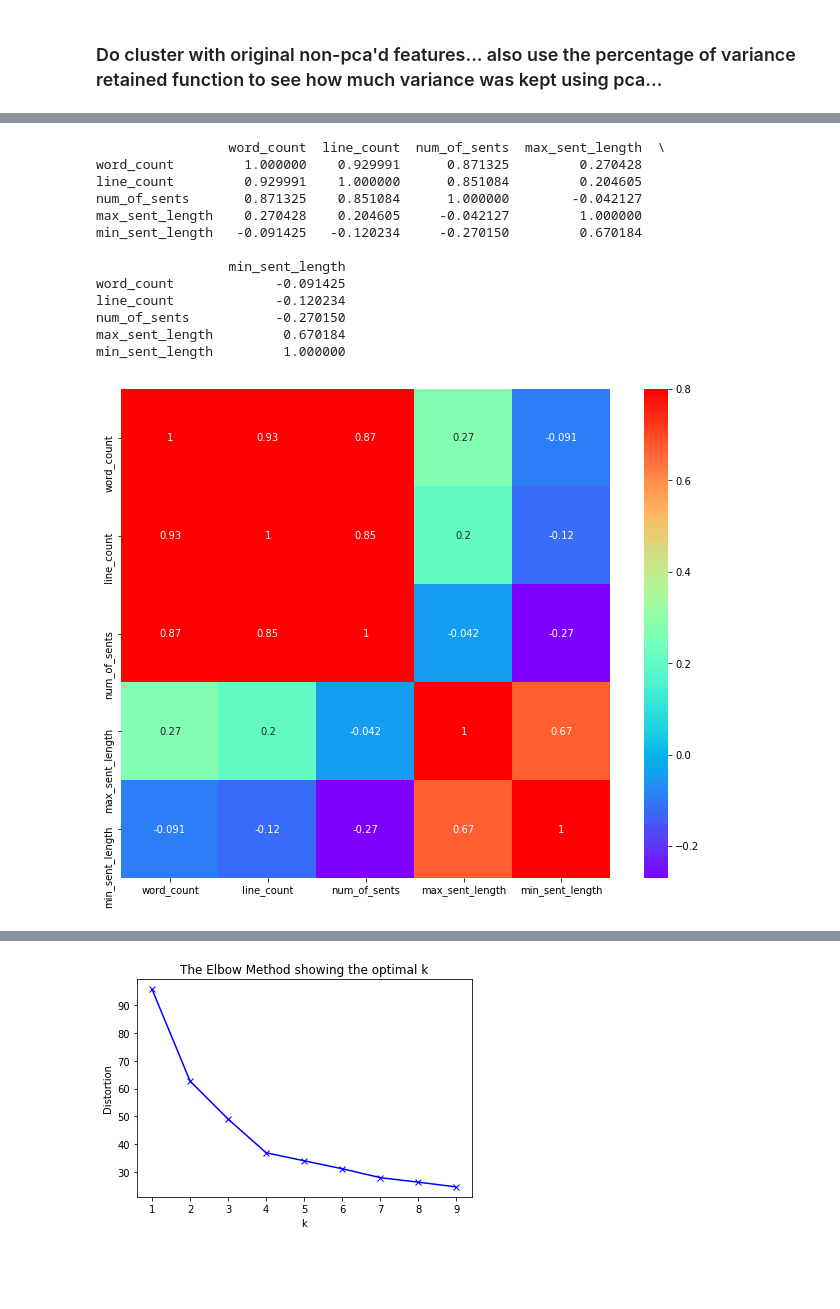
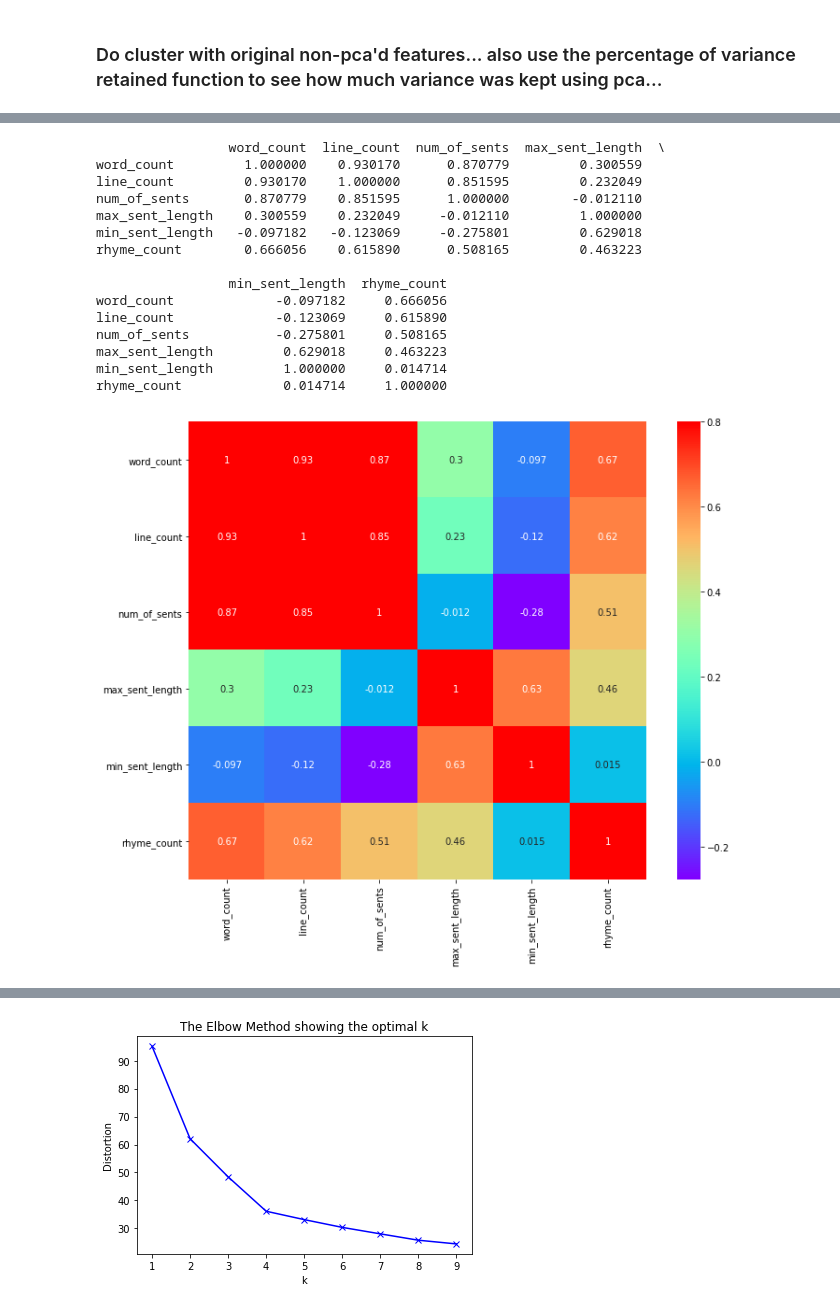
Before and after one commit to VincentG123/Poems, a Jupyter notebook: NLP_Capstone_Draft.ipynb, the cells around one changed output, grey strips where cells are left out. Cells and saved outputs as stored; diff of their text form; code cells hidden in the pictures; blank space fills up the shorter version.

```diff
--- a/NLP_Capstone_Draft.ipynb
+++ b/NLP_Capstone_Draft.ipynb
@@ -32,0 +87,3 @@ def remove_puncuation(x):
+# %%
+no_return_NLP = nlp(no_return)
+no_return_NLP
@@ -32,0 +92,2 @@ def remove_puncuation(x):
+# %%
+no_punct = remove_puncuation(no_return)
@@ -32,0 +141,3 @@ def remove_puncuation(x):
+# %%
+sentences = [[sent] for sent in no_return_NLP.sents]
+sentences
@@ -47,15 +162,27 @@ num_of_sents = []
 processed_poems = []
 max_sent_length = []
 min_sent_length = []
+no_punct_poems = []
+processed_no_punct = []
+num_of_rhymes = []
 for text in file_names:
+    # open the text, take out returns
     opened = open(text, 'r').read()
     poem = opened.replace("\n"," ")
-    poem = poem.replace('-', '')
     poems.append(poem)
 
-    wordcount = Counter(poem.split())
+    no_punct = remove_puncuation(poem)
+    no_punct_poems.append(no_punct)
+
+    rhyme_count = rhymes(no_punct)
+    num_of_rhymes.append(rhyme_count)
+
+    wordcount = Counter(no_punct.split())
     wordcount = sum(wordcount.values())
     word_count.append(wordcount)
+
+    no_punct = nlp(no_punct)
+    processed_no_punct.append(no_punct)
 
     num_lines = sum(1 for line in open(text))
     line_count.append(num_lines)
@@ -80,6 +207,9 @@ poems_df['num_of_sents'] = num_of_sents
 poems_df['processed_poems'] = processed_poems
 poems_df['max_sent_length'] = max_sent_length
 poems_df['min_sent_length'] = min_sent_length
+poems_df['no_punct_cap_poems'] = no_punct_poems
+poems_df['processed_no_punct'] = processed_no_punct
+poems_df['rhyme_count'] = num_of_rhymes
 
 poems_df.head()
 # %% [output]
@@ -131,32 +266,35 @@ Index(['poem', 'poem_titles', 'authors', 'word_count', 'line_count',
       dtype='object')
 # %%
-X = poems_df.drop(['poem_titles', 'authors','poem','processed_poems'], axis = 1)
+X = poems_df.drop(['poem_titles', 'authors','poem','processed_poems',
+       'no_punct_cap_poems', 'processed_no_punct'], axis = 1)
 
 # Make the correlation matrix.
 corrmat = X.corr()
 print(corrmat)
 
 # Set up the matplotlib figure.
 f, ax = plt.subplots(figsize=(12, 9))
 
 # Draw the heatmap using seaborn.
 sns.heatmap(corrmat, vmax=.8, square=True, annot=True, cmap = 'rainbow')
 plt.show()
 # %% [output]
                  word_count  line_count  num_of_sents  max_sent_length  \
-word_count         1.000000    0.929991      0.871325         0.270428
-line_count         0.929991    1.000000      0.851084         0.204605
-num_of_sents       0.871325    0.851084      1.000000        -0.042127
-max_sent_length    0.270428    0.204605     -0.042127         1.000000
-min_sent_length   -0.091425   -0.120234     -0.270150         0.670184
+word_count         1.000000    0.930170      0.870779         0.300559
+line_count         0.930170    1.000000      0.851595         0.232049
+num_of_sents       0.870779    0.851595      1.000000        -0.012110
+max_sent_length    0.300559    0.232049     -0.012110         1.000000
+min_sent_length   -0.097182   -0.123069     -0.275801         0.629018
+rhyme_count        0.666056    0.615890      0.508165         0.463223
 
-                 min_sent_length
-word_count             -0.091425
-line_count             -0.120234
-num_of_sents           -0.270150
-max_sent_length         0.670184
-min_sent_length         1.000000
+                 min_sent_length  rhyme_count
+word_count             -0.097182     0.666056
+line_count             -0.123069     0.615890
+num_of_sents           -0.275801     0.508165
+max_sent_length         0.629018     0.463223
+min_sent_length         1.000000     0.014714
+rhyme_count             0.014714     1.000000
-[figure, old version]
+[figure, new version]
 # %%
 # Declare that you want to make a scatterplot matrix.
 g = sns.PairGrid(X.dropna(), diag_sharey=False)
```
Also changed, not shown: parts of 59 cells of this notebook.
